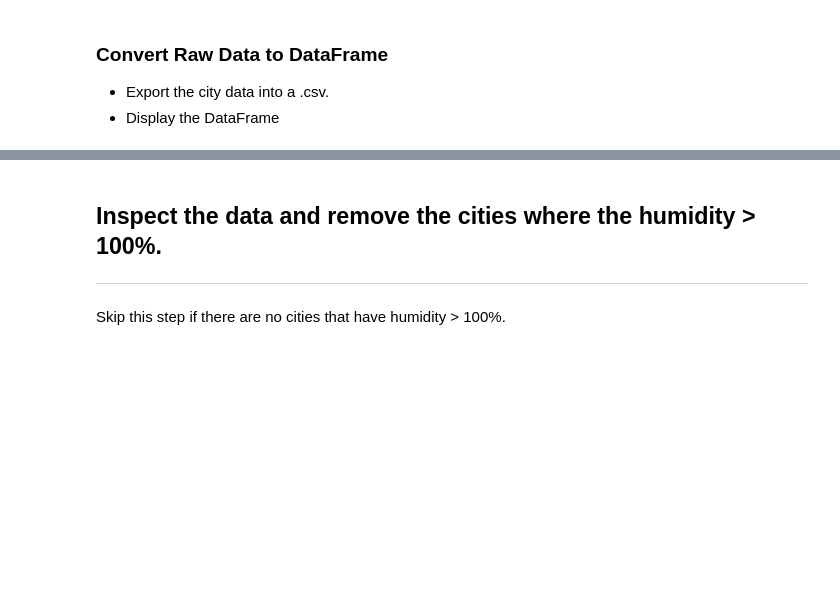
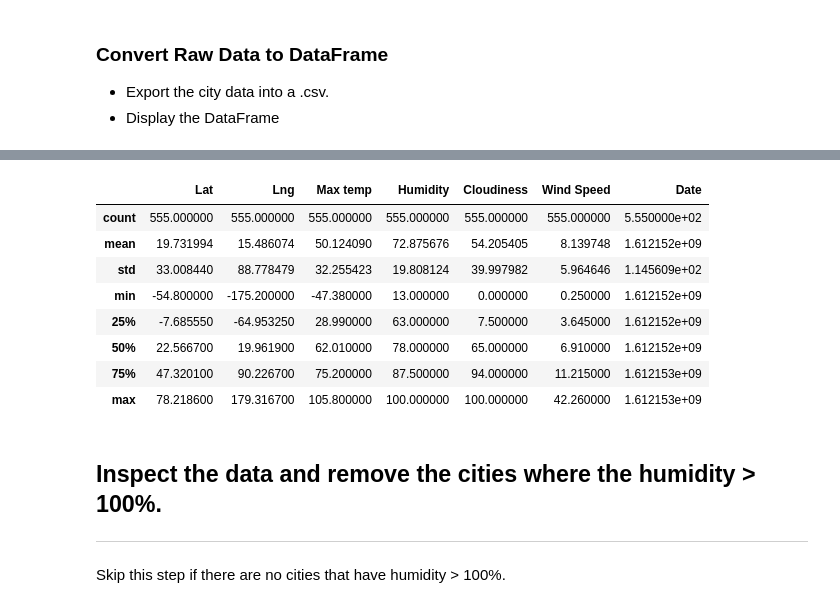
Before and after one commit to khartmann5/python-api-challenge, a Jupyter notebook: WeatherPy/WeatherPy.ipynb, the cells around one changed output, grey strips where cells are left out. Saved outputs shown, nothing was run; the diff lists cells and outputs as text; code cells hidden in the pictures; blank space fills up the shorter version.

Commit message:
saving work through summary statistics

```diff
--- a/WeatherPy/WeatherPy.ipynb
+++ b/WeatherPy/WeatherPy.ipynb
@@ -122,0 +132,6 @@ For city number 602: ust-maya
+# %%
+# Create a DataFrame from the raw data and export to csv
+weather_df = pd.DataFrame({"City":existing_city,"Lat":lat,"Lng":lng,"Max temp":max_temp,"Humidity":humidity,\
+                           "Cloudiness":cloudiness,"Wind Speed":wind_speed,"Country":country,"Date":date})
+weather_df.to_csv("output_data/Weatherpy.csv")
+weather_df.head()
@@ -123,3 +145,16 @@ For city number 602: ust-maya
+# %%
+# Summary statistics on DataFrame
+weather_df.describe()
+# %% [output]
+|  | Lat | Lng | Max temp | Humidity | Cloudiness | Wind Speed | Date |
+| count | 555.000000 | 555.000000 | 555.000000 | 555.000000 | 555.000000 | 555.000000 | 5.550000e+02 |
+| mean | 19.731994 | 15.486074 | 50.124090 | 72.875676 | 54.205405 | 8.139748 | 1.612152e+09 |
+| std | 33.008440 | 88.778479 | 32.255423 | 19.808124 | 39.997982 | 5.964646 | 1.145609e+02 |
+| min | -54.800000 | -175.200000 | -47.380000 | 13.000000 | 0.000000 | 0.250000 | 1.612152e+09 |
+| 25% | -7.685550 | -64.953250 | 28.990000 | 63.000000 | 7.500000 | 3.645000 | 1.612152e+09 |
+| 50% | 22.566700 | 19.961900 | 62.010000 | 78.000000 | 65.000000 | 6.910000 | 1.612152e+09 |
+| 75% | 47.320100 | 90.226700 | 75.200000 | 87.500000 | 94.000000 | 11.215000 | 1.612153e+09 |
+| max | 78.218600 | 179.316700 | 105.800000 | 100.000000 | 100.000000 | 42.260000 | 1.612153e+09 |
 # %% [markdown]
 ## Inspect the data and remove the cities where the humidity > 100%.
 ----
```
Also changed, not shown: parts of 4 cells of this notebook, 1 other file.
